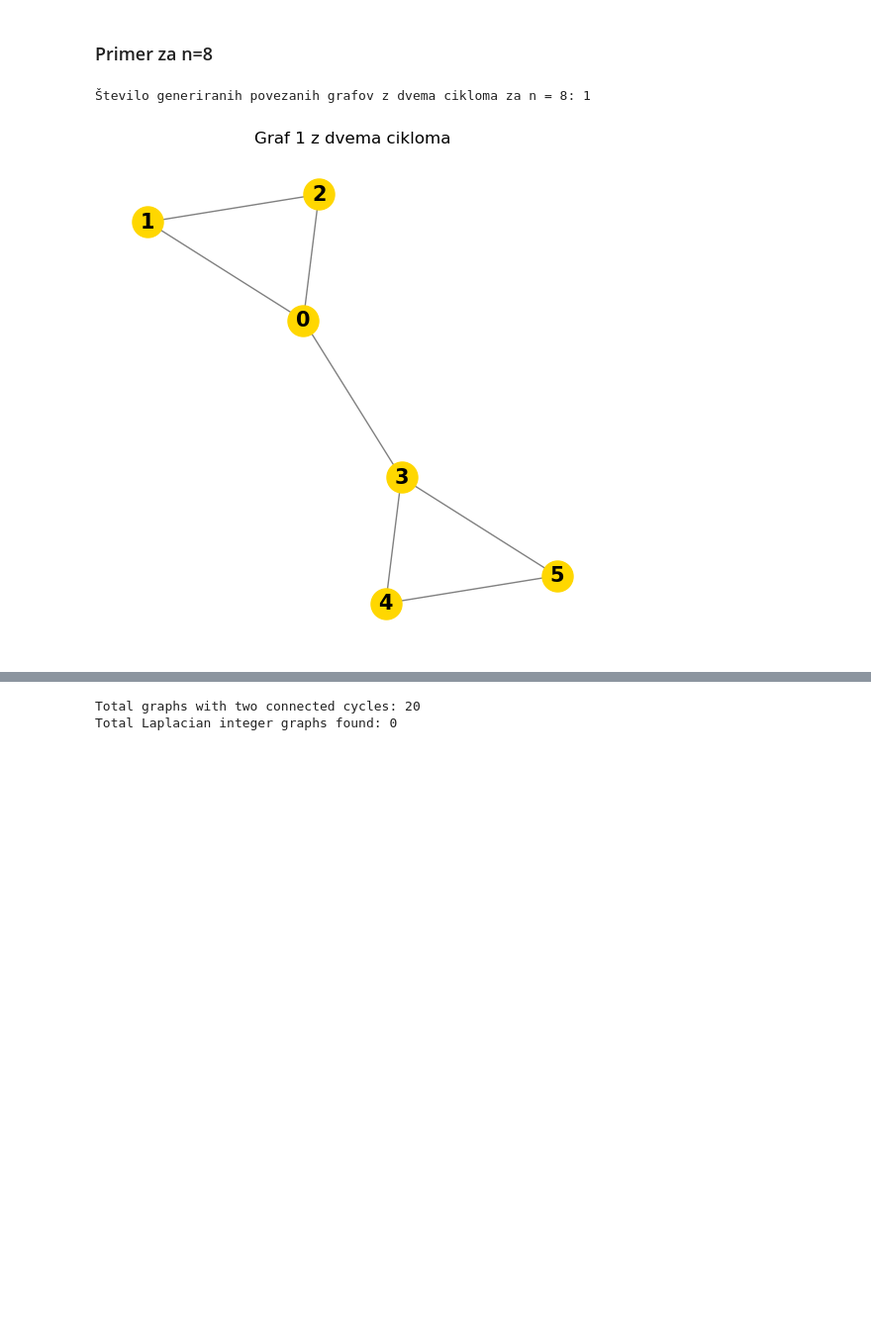
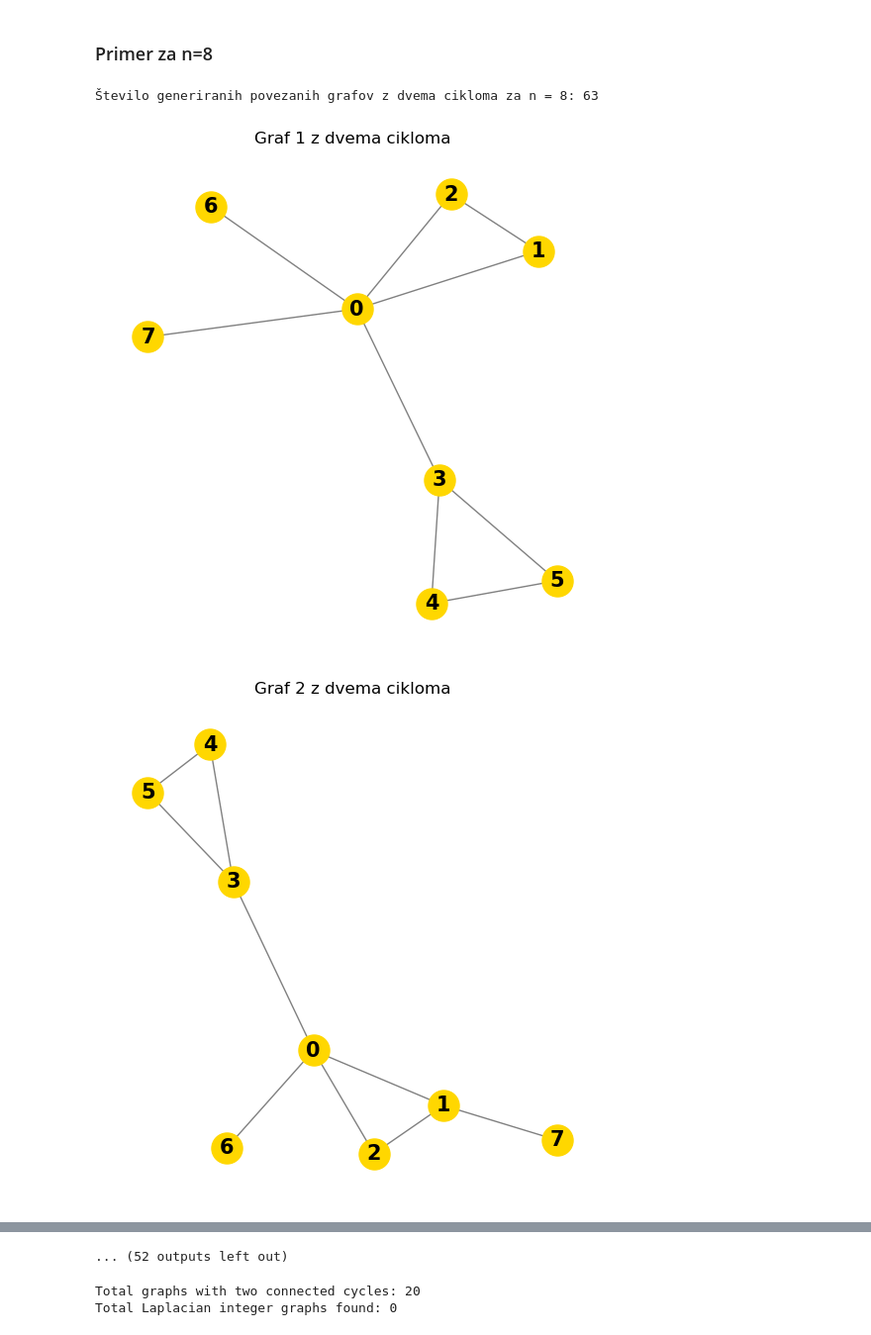
Before and after one commit to oskartezak/Laplacian-integral-graphs, a Jupyter notebook: bicyclic.ipynb, the cells around one changed output, grey strips where cells are left out. Shown at 99% size. Drawn from its saved outputs; the diff is of its cells as text; code cells hidden in the pictures; blank space fills up the shorter version.

```diff
--- a/bicyclic.ipynb
+++ b/bicyclic.ipynb
@@ -83,30 +83,28 @@ def generate_graphs_with_two_cycles(n):
                             tree_graph = nx.Graph()
                             tree_graph.add_edges_from(tree_edges)
 
-                            full_graph = new_graph.copy()
+                            full_graph = graph_zlepek.copy()
                             full_graph.add_edges_from(tree_graph.edges)
-
 
                             # Pogoji
                             if nx.is_connected(full_graph) and len(list(nx.cycle_basis(full_graph))) == 2 and full_graph.number_of_nodes() == n:
                                 if not any(nx.is_isomorphic(full_graph, g) for g in graphs):
                                     graphs.append(full_graph)
 
-
-
     return graphs
 # %% [markdown]
 ### Primer za n=8
 # %%
-generate_graphs_with_two_cycles = generate_graphs_with_two_cycles(6)
+generate_graphs_with_two_cycles = generate_graphs_with_two_cycles(8)
 
 print(f"Število generiranih povezanih grafov z dvema cikloma za n = 8: {len(generate_graphs_with_two_cycles)}")
 
 for i, graph in enumerate(generate_graphs_with_two_cycles):
     plt.figure(figsize = (5, 5))
     nx.draw(graph, with_labels = True, node_color = 'gold' , node_size = 500, font_size = 15, font_color = 'black', font_weight = 'bold', edge_color = 'gray')
     plt.title(f'Graf {i + 1} z dvema cikloma')
     plt.show()
 # %% [output]
-Število generiranih povezanih grafov z dvema cikloma za n = 8: 1
+Število generiranih povezanih grafov z dvema cikloma za n = 8: 63
-[figure, old version]
+[figure, new version]
+[figure, added]
@@ -113,3 +120,4 @@ for i, graph in enumerate(generate_graphs_with_two_cycles):
+... (52 outputs left out)
 # %%
 def bicycle_laplacian_integer_graph(n):
     graphs_with_two_cycles = generate_graphs_with_two_cycles(n)
```
Also changed, not shown: parts of 1 cell of this notebook.
